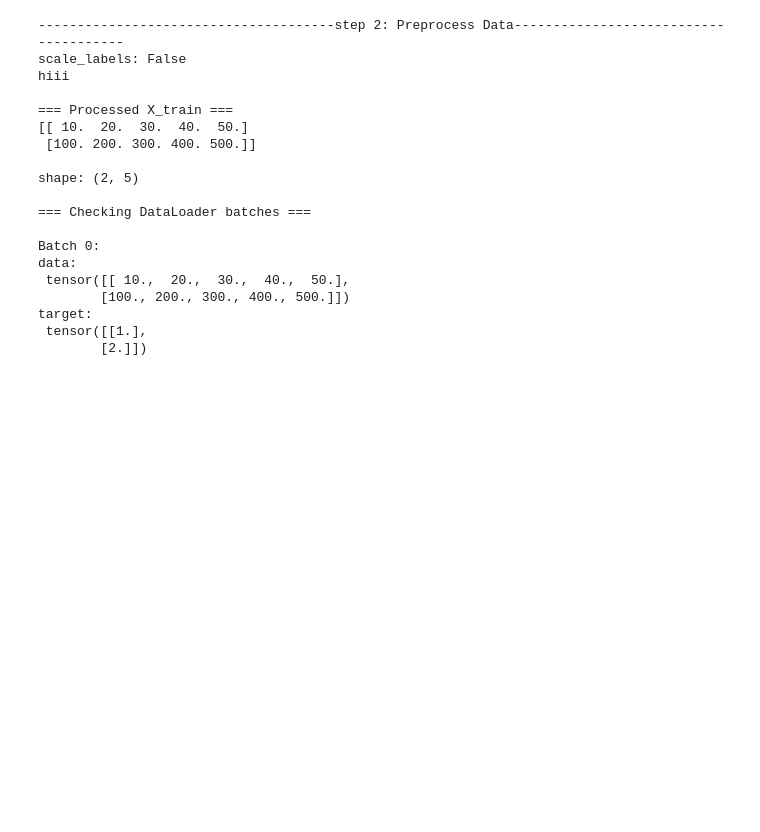
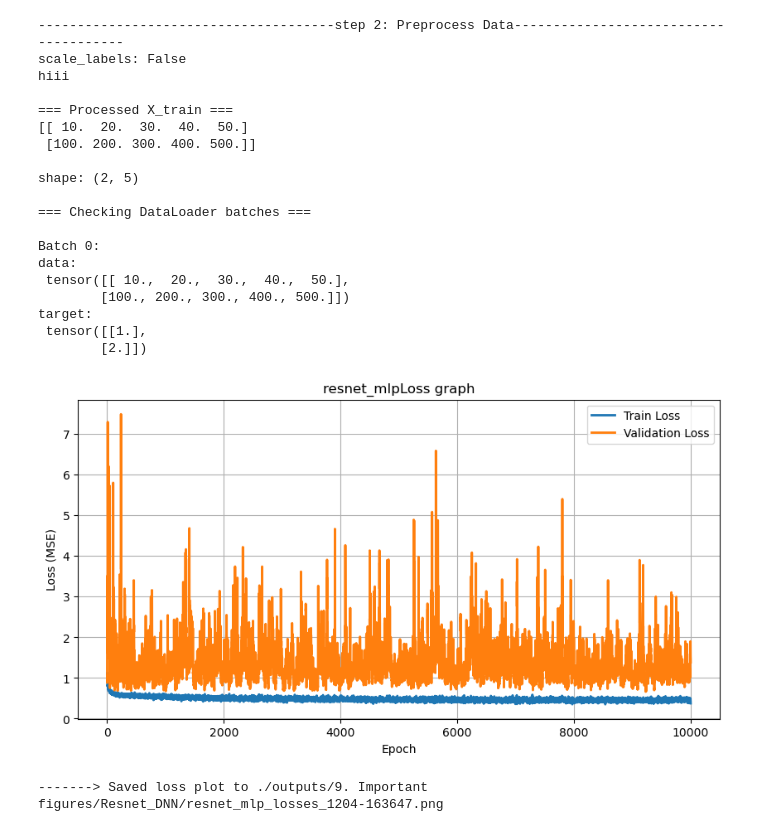
Before and after one commit to tpgml2612/CS230-Project, a Jupyter notebook: test.ipynb, the cells around one changed output. Cells and saved outputs as stored; diff of their text form; code cells hidden in the pictures; blank space fills up the shorter version.

```diff
--- a/test.ipynb
+++ b/test.ipynb
@@ -140,0 +183,15 @@ target:
+# %%
+train_test = "5. loss_csv"
+model_type = "resnet_mlp"
+time = "1204-163647"
+path_0 = f"./outputs/{train_test}/{model_type}_losses_{time}.csv"
+# path_1 = f"./outputs/{train_test}_pred_true_csv/{model_type}_Training_target_1_pred_true_{time}.csv"
+# x_lim = [1100,1225]
+y_lim = [0,10]
+
+save_path = f'./outputs/9. Important figures/Resnet_DNN/{model_type}_losses_{time}.png'
+plot_loss_from_csv(path_0, save_path=None, title=f'{model_type}Loss graph')#,y_lim=y_lim)
+plot_loss_from_csv(path_0, save_path=save_path, title=f'{model_type}Loss graph')#, y_lim=y_lim)
+# %% [output]
+[figure, added]
+-------> Saved loss plot to ./outputs/9. Important figures/Resnet_DNN/resnet_mlp_losses_1204-163647.png
```
Also changed, not shown: parts of 2 cells of this notebook, 40 other files.
